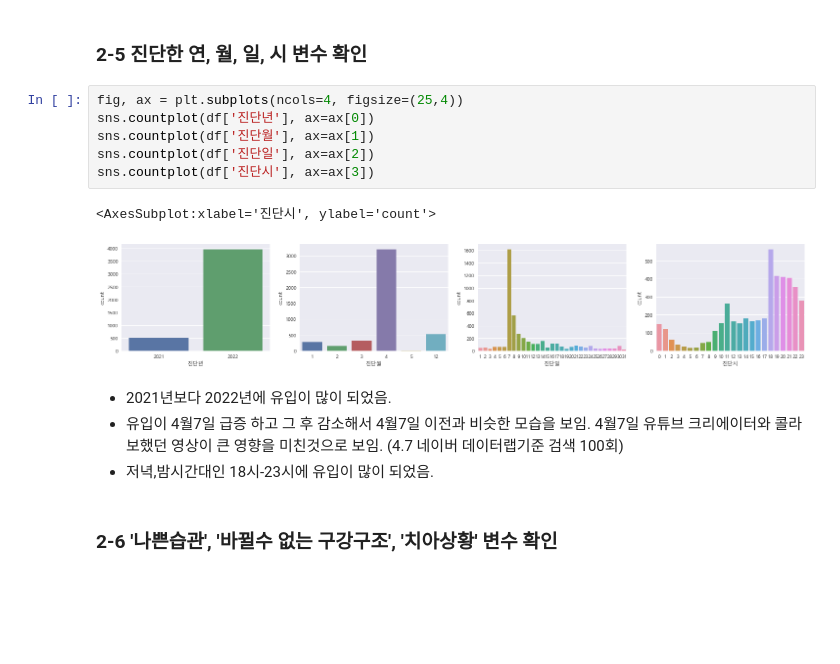
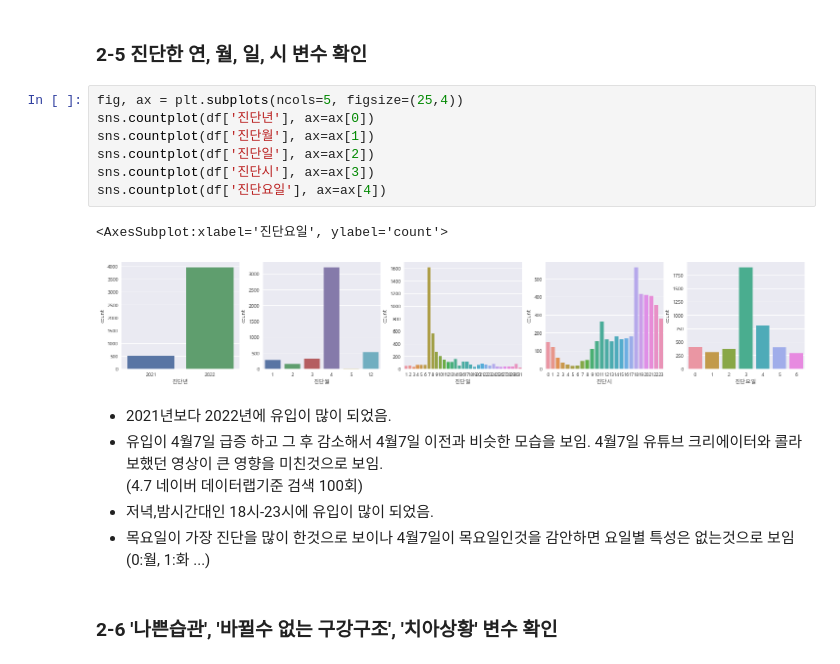
Before and after one commit to K-Final-Project/MZ-trend, a Jupyter notebook: EDA.ipynb, the cells around one changed output. Saved outputs shown, nothing was run; the diff lists cells and outputs as text; blank space fills up the shorter version.

```diff
--- a/EDA.ipynb
+++ b/EDA.ipynb
@@ -153,18 +203,21 @@ sns.countplot(df['추천치약'], ax=ax[1])
 # %% [markdown]
 ### 2-5 진단한 연, 월, 일, 시 변수 확인
 # %%
-fig, ax = plt.subplots(ncols=4, figsize=(25,4))
+fig, ax = plt.subplots(ncols=5, figsize=(25,4))
 sns.countplot(df['진단년'], ax=ax[0])
 sns.countplot(df['진단월'], ax=ax[1])
 sns.countplot(df['진단일'], ax=ax[2])
 sns.countplot(df['진단시'], ax=ax[3])
+sns.countplot(df['진단요일'], ax=ax[4])
 # %% [output]
-<AxesSubplot:xlabel='진단시', ylabel='count'>
+<AxesSubplot:xlabel='진단요일', ylabel='count'>
-[figure, old version]
+[figure, new version]
 # %% [markdown]
 * 2021년보다 2022년에 유입이 많이 되었음.
-* 유입이 4월7일 급증 하고 그 후 감소해서 4월7일 이전과 비슷한 모습을 보임. 4월7일 유튜브 크리에이터와 콜라보했던 영상이 큰 영향을 미친것으로 보임.  (4.7 네이버 데이터랩기준 검색 100회)
+* 유입이 4월7일 급증 하고 그 후 감소해서 4월7일 이전과 비슷한 모습을 보임. 4월7일 유튜브 크리에이터와 콜라보했던 영상이 큰 영향을 미친것으로 보임.
+(4.7 네이버 데이터랩기준 검색 100회)
 * 저녁,밤시간대인 18시-23시에 유입이 많이 되었음.
+* 목요일이 가장 진단을 많이 한것으로 보이나 4월7일이 목요일인것을 감안하면 요일별 특성은 없는것으로 보임 (0:월, 1:화 ...)
 # %% [markdown]
 ### 2-6 '나쁜습관', '바뀔수 없는 구강구조', '치아상황' 변수 확인
 # %%
```
Also changed, not shown: parts of 13 cells of this notebook, 2 other files.
